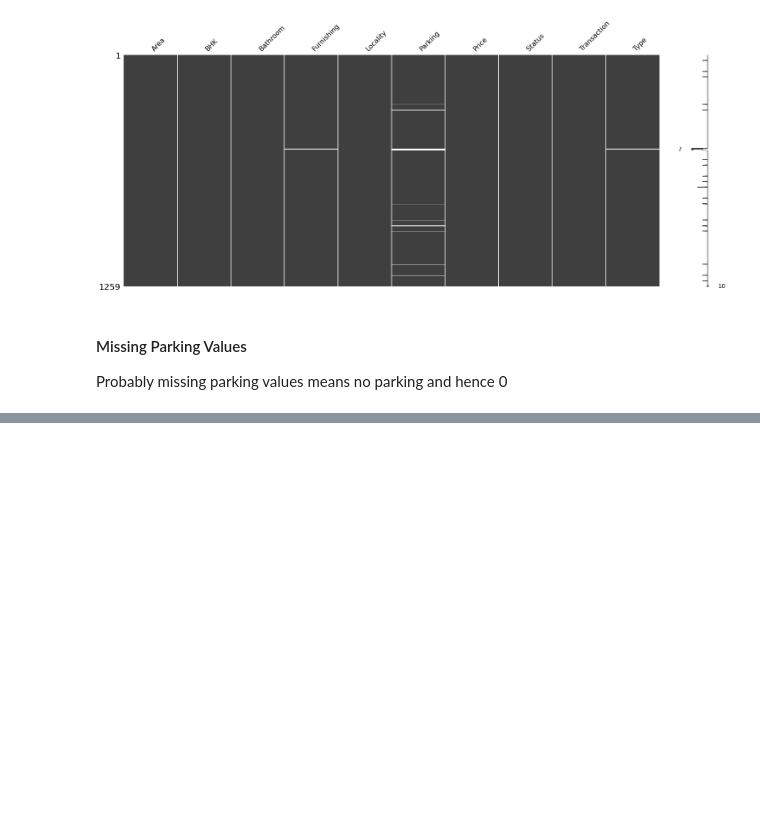
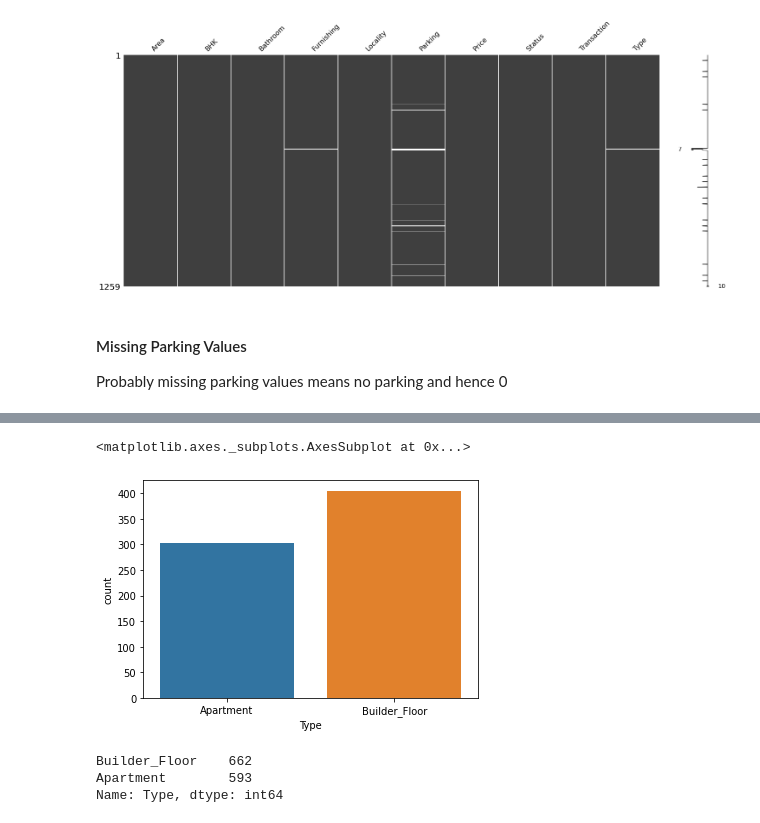
Before and after one commit to Divakar6336/Delhi-House-Price-Prediction, a Jupyter notebook: EDA_v1.ipynb, the cells around one changed output, grey strips where cells are left out. Saved outputs shown, nothing was run; the diff lists cells and outputs as text; code cells hidden in the pictures; blank space fills up the shorter version.

```diff
--- a/EDA_v1.ipynb
+++ b/EDA_v1.ipynb
@@ -126,0 +190,11 @@ missingno.matrix(df)
+# %%
+sns.countplot(x='Type', data = df[df['Furnishing']=='Semi-Furnished'].sort_values(by='Type'))
+# %% [output]
+<matplotlib.axes._subplots.AxesSubplot at 0x...>
+[figure, added]
+# %%
+df.Type.value_counts()
+# %% [output]
+Builder_Floor    662
+Apartment        593
+Name: Type, dtype: int64
```
Also changed, not shown: parts of 14 cells of this notebook.
